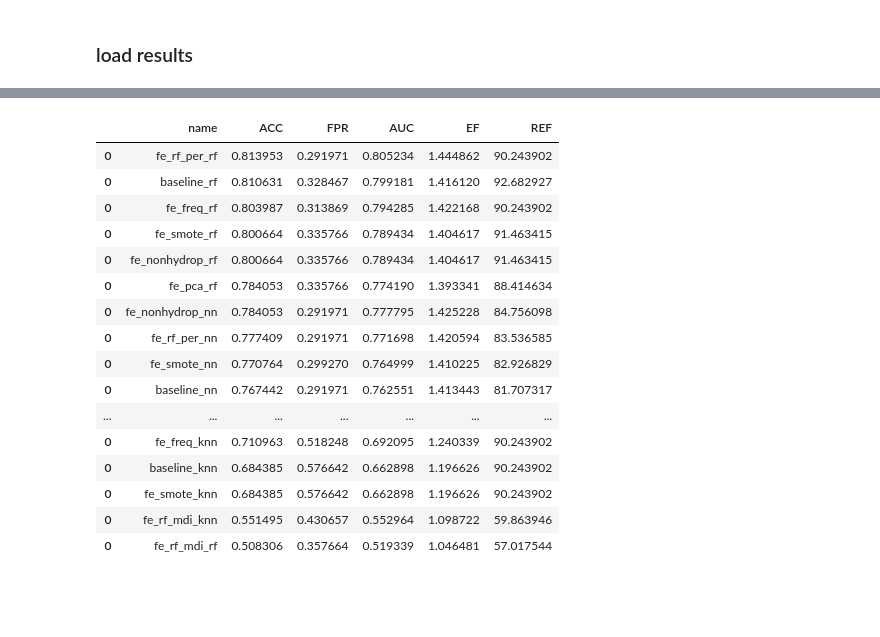
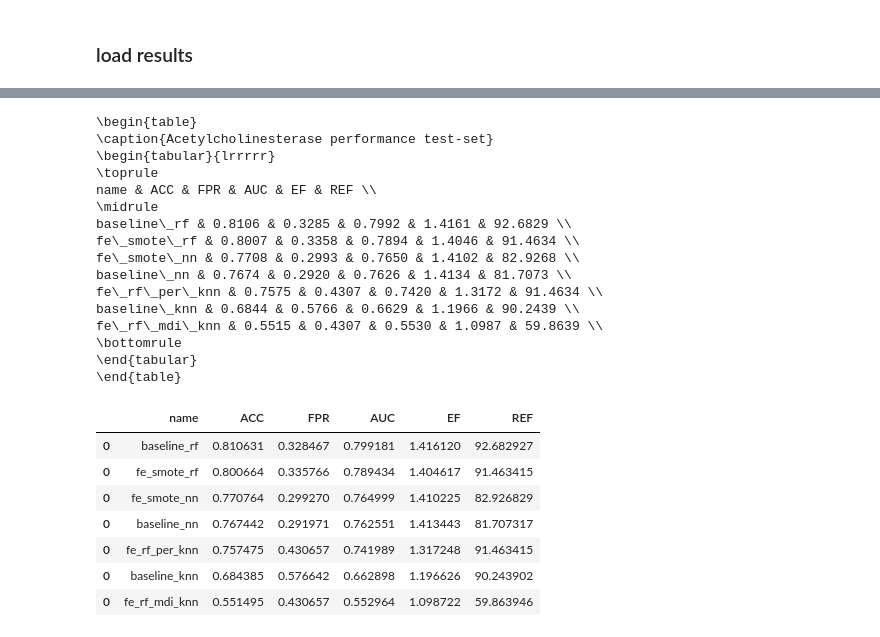
Before and after one commit to michabirklbauer/activity_prediction, a Jupyter notebook: implementation/notebooks/evaluation/ache_eval.ipynb, the cells around one changed output, grey strips where cells are left out. Saved outputs shown, nothing was run; the diff lists cells and outputs as text; code cells hidden in the pictures; blank space fills up the shorter version.

Commit message:
results ache

```diff
--- a/implementation/notebooks/evaluation/ache_eval.ipynb
+++ b/implementation/notebooks/evaluation/ache_eval.ipynb
@@ -85,22 +88,8 @@ res = {
     "baseline_rf": pd.read_csv(result_dir / "baseline_rf.csv"),
     "baseline_nn": pd.read_csv(result_dir / "baseline_nn.csv"),
     "baseline_knn": pd.read_csv(result_dir / "baseline_knn.csv"),
-    "fe_rf_mdi_nn": pd.read_csv(result_dir / "fe_rf_mdi_nn.csv"),
-    "fe_rf_per_nn": pd.read_csv(result_dir / "fe_rf_per_nn.csv"),
     "fe_rf_mdi_knn": pd.read_csv(result_dir / "fe_rf_mdi_knn.csv"),
     "fe_rf_per_knn": pd.read_csv(result_dir / "fe_rf_per_knn.csv"),
-    "fe_rf_mdi_rf": pd.read_csv(result_dir / "fe_rf_mdi_rf.csv"),
-    "fe_rf_per_rf": pd.read_csv(result_dir / "fe_rf_per_rf.csv"),
-    "fe_freq_rf": pd.read_csv(result_dir / "fe_freq_rf.csv"),
-    "fe_freq_nn": pd.read_csv(result_dir / "fe_freq_nn.csv"),
-    "fe_freq_knn": pd.read_csv(result_dir / "fe_freq_knn.csv"),
-    "fe_nonhydrop_rf": pd.read_csv(result_dir / "fe_nonhydrop_rf.csv"),
-    "fe_nonhydrop_nn": pd.read_csv(result_dir / "fe_nonhydrop_nn.csv"),
-    "fe_nonhydrop_knn": pd.read_csv(result_dir / "fe_nonhydrop_knn.csv"),
-    "fe_pca_rf": pd.read_csv(result_dir / "fe_pca_rf.csv"),
-    "fe_pca_nn": pd.read_csv(result_dir / "fe_pca_nn.csv"),
-    "fe_pca_knn": pd.read_csv(result_dir / "fe_pca_knn.csv"),
     "fe_smote_rf": pd.read_csv(result_dir / "fe_smote_rf.csv"),
     "fe_smote_nn": pd.read_csv(result_dir / "fe_smote_nn.csv"),
-    "fe_smote_knn": pd.read_csv(result_dir / "fe_smote_knn.csv"),
 }
@@ -115,25 +96,40 @@ print_roc_curve(res["fe_freq_knn"])
 # %%
+r = pd.DataFrame()
+for k, v in res.items():
+    r = pd.concat([r, calc_metrics_from_result_df(v, name=k)])
 
-r = pd.DataFrame()
-for k,v in res.items():
-    r = pd.concat([r,calc_metrics_from_result_df(v,name=k)])
-
-r.sort_values("ACC",ascending=False)
+r = r.sort_values("ACC", ascending=False)
+print(
+    r.to_latex(
+        index=False,
+        float_format="{:.4f}".format,
+        escape=True,
+        caption="Acetylcholinesterase performance test-set",
+    )
+)
+r
 # %% [output]
+\begin{table}
+\caption{Acetylcholinesterase performance test-set}
+\begin{tabular}{lrrrrr}
+\toprule
+name & ACC & FPR & AUC & EF & REF \\
+\midrule
+baseline\_rf & 0.8106 & 0.3285 & 0.7992 & 1.4161 & 92.6829 \\
+fe\_smote\_rf & 0.8007 & 0.3358 & 0.7894 & 1.4046 & 91.4634 \\
+fe\_smote\_nn & 0.7708 & 0.2993 & 0.7650 & 1.4102 & 82.9268 \\
+baseline\_nn & 0.7674 & 0.2920 & 0.7626 & 1.4134 & 81.7073 \\
+fe\_rf\_per\_knn & 0.7575 & 0.4307 & 0.7420 & 1.3172 & 91.4634 \\
+baseline\_knn & 0.6844 & 0.5766 & 0.6629 & 1.1966 & 90.2439 \\
+fe\_rf\_mdi\_knn & 0.5515 & 0.4307 & 0.5530 & 1.0987 & 59.8639 \\
+\bottomrule
+\end{tabular}
+\end{table}
 |  | name | ACC | FPR | AUC | EF | REF |
-| 0 | fe_rf_per_rf | 0.813953 | 0.291971 | 0.805234 | 1.444862 | 90.243902 |
 | 0 | baseline_rf | 0.810631 | 0.328467 | 0.799181 | 1.416120 | 92.682927 |
-| 0 | fe_freq_rf | 0.803987 | 0.313869 | 0.794285 | 1.422168 | 90.243902 |
 | 0 | fe_smote_rf | 0.800664 | 0.335766 | 0.789434 | 1.404617 | 91.463415 |
-| 0 | fe_nonhydrop_rf | 0.800664 | 0.335766 | 0.789434 | 1.404617 | 91.463415 |
-| 0 | fe_pca_rf | 0.784053 | 0.335766 | 0.774190 | 1.393341 | 88.414634 |
-| 0 | fe_nonhydrop_nn | 0.784053 | 0.291971 | 0.777795 | 1.425228 | 84.756098 |
-| 0 | fe_rf_per_nn | 0.777409 | 0.291971 | 0.771698 | 1.420594 | 83.536585 |
 | 0 | fe_smote_nn | 0.770764 | 0.299270 | 0.764999 | 1.410225 | 82.926829 |
 | 0 | baseline_nn | 0.767442 | 0.291971 | 0.762551 | 1.413443 | 81.707317 |
-| ... | ... | ... | ... | ... | ... | ... |
-| 0 | fe_freq_knn | 0.710963 | 0.518248 | 0.692095 | 1.240339 | 90.243902 |
+| 0 | fe_rf_per_knn | 0.757475 | 0.430657 | 0.741989 | 1.317248 | 91.463415 |
 | 0 | baseline_knn | 0.684385 | 0.576642 | 0.662898 | 1.196626 | 90.243902 |
-| 0 | fe_smote_knn | 0.684385 | 0.576642 | 0.662898 | 1.196626 | 90.243902 |
 | 0 | fe_rf_mdi_knn | 0.551495 | 0.430657 | 0.552964 | 1.098722 | 59.863946 |
-| 0 | fe_rf_mdi_rf | 0.508306 | 0.357664 | 0.519339 | 1.046481 | 57.017544 |
```
Also changed, not shown: parts of 9 cells of this notebook, 21 other files.
